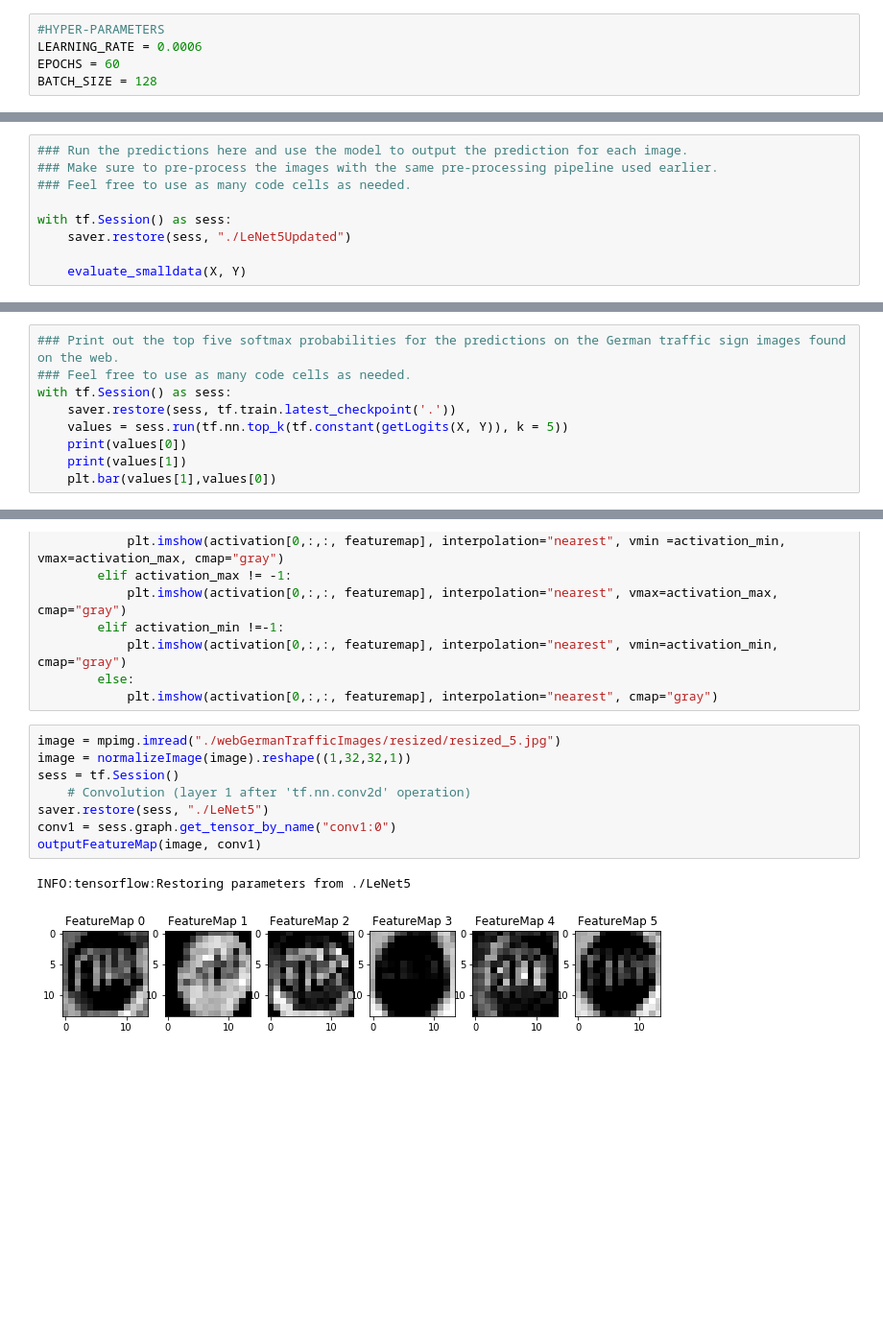
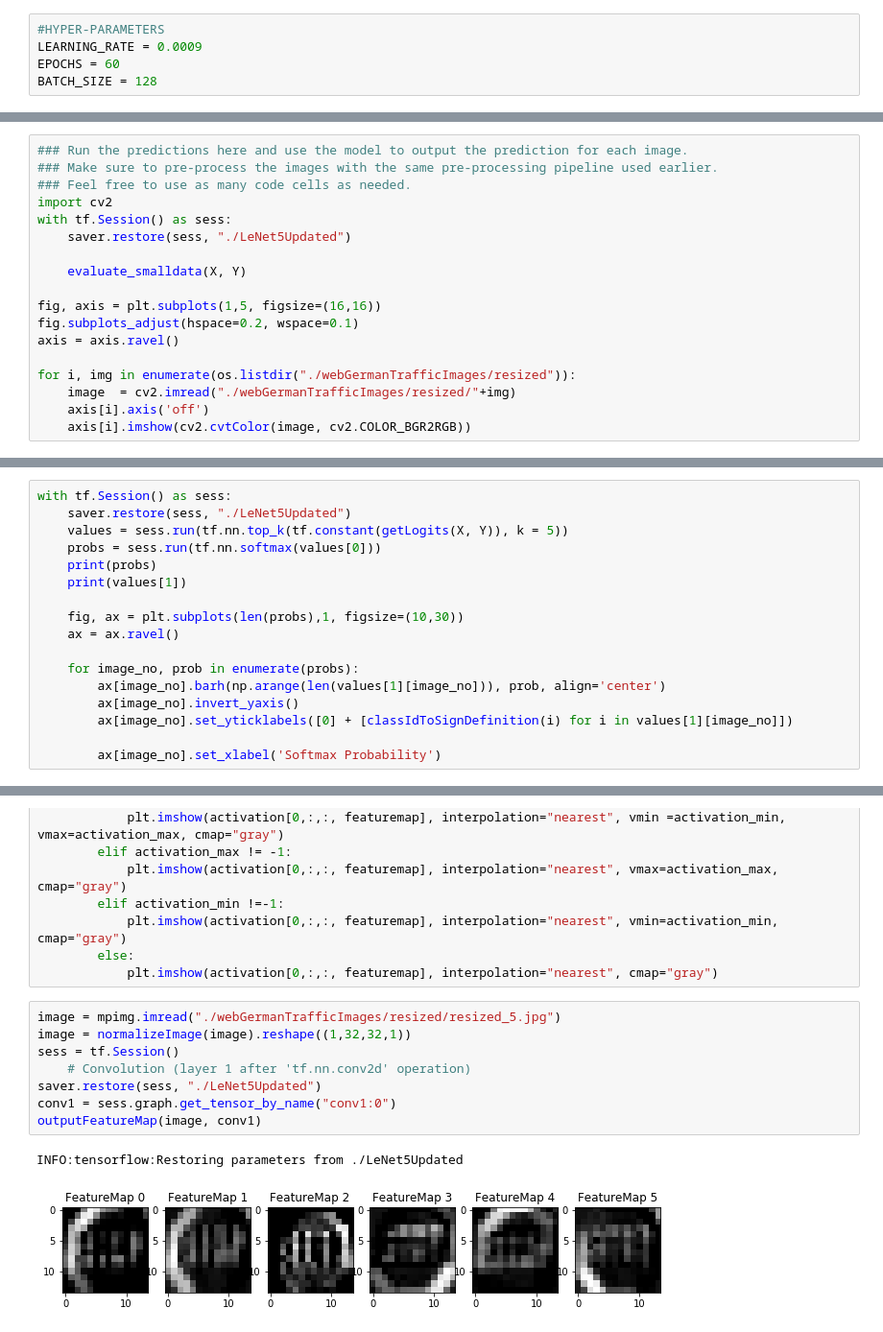
Before and after one commit to kushshukla24/P2_TrafficSignalClassifier, a Jupyter notebook: Traffic_Sign_Classifier.ipynb, the cells around one changed output, grey strips where cells are left out. Shown: that part at 96% size. Saved outputs shown, nothing was run; the diff lists cells and outputs as text; blank space fills up the shorter version.

```diff
--- a/Traffic_Sign_Classifier.ipynb
+++ b/Traffic_Sign_Classifier.ipynb
@@ -445,7 +418,7 @@ one_hot_y = tf.one_hot(y,43)
 keep_prob_dropout = tf.placeholder(tf.float32)
 # %%
 #HYPER-PARAMETERS
-LEARNING_RATE = 0.0006
+LEARNING_RATE = 0.0009
 EPOCHS = 60
 BATCH_SIZE = 128
 # %%
@@ -589,11 +559,20 @@ print(Y.shape)
 ### Run the predictions here and use the model to output the prediction for each image.
 ### Make sure to pre-process the images with the same pre-processing pipeline used earlier.
 ### Feel free to use as many code cells as needed.
-
+import cv2
 with tf.Session() as sess:
     saver.restore(sess, "./LeNet5Updated")
 
     evaluate_smalldata(X, Y)
+
+fig, axis = plt.subplots(1,5, figsize=(16,16))
+fig.subplots_adjust(hspace=0.2, wspace=0.1)
+axis = axis.ravel()
+
+for i, img in enumerate(os.listdir("./webGermanTrafficImages/resized")):
+    image  = cv2.imread("./webGermanTrafficImages/resized/"+img)
+    axis[i].axis('off')
+    axis[i].imshow(cv2.cvtColor(image, cv2.COLOR_BGR2RGB))
 # %% [output]
 INFO:tensorflow:Restoring parameters from ./LeNet5Updated
 Predicted: Wild animals crossing
@@ -668,12 +647,3 @@ Looking just at the first row we get `[ 0.34763842,  0.24879643,  0.12789202]`,
 def getLogits(X_data, y_data):
     session = tf.get_default_session()
     return session.run(logits, feed_dict={x:X_data, y:y_data, keep_prob_dropout:1.})
-# %%
-### Print out the top five softmax probabilities for the predictions on the German traffic sign images found on the web.
-### Feel free to use as many code cells as needed.
-with tf.Session() as sess:
-    saver.restore(sess, tf.train.latest_checkpoint('.'))
-    values = sess.run(tf.nn.top_k(tf.constant(getLogits(X, Y)), k = 5))
-    print(values[0])
-    print(values[1])
-    plt.bar(values[1],values[0])
@@ -693,0 +650,17 @@ TypeError: only length-1 arrays can be converted to Python scalars
+# %%
+with tf.Session() as sess:
+    saver.restore(sess, "./LeNet5Updated")
+    values = sess.run(tf.nn.top_k(tf.constant(getLogits(X, Y)), k = 5))
+    probs = sess.run(tf.nn.softmax(values[0]))
+    print(probs)
+    print(values[1])
+
+    fig, ax = plt.subplots(len(probs),1, figsize=(10,30))
+    ax = ax.ravel()
+
+    for image_no, prob in enumerate(probs):
+        ax[image_no].barh(np.arange(len(values[1][image_no])), prob, align='center')
+        ax[image_no].invert_yaxis()
+        ax[image_no].set_yticklabels([0] + [classIdToSignDefinition(i) for i in values[1][image_no]])
+
+        ax[image_no].set_xlabel('Softmax Probability')
@@ -749,11 +741,11 @@ def outputFeatureMap(image_input, tf_activation, activation_min=-1, activation_m
 # %%
 image = mpimg.imread("./webGermanTrafficImages/resized/resized_5.jpg")
 image = normalizeImage(image).reshape((1,32,32,1))
 sess = tf.Session()
     # Convolution (layer 1 after 'tf.nn.conv2d' operation)
-saver.restore(sess, "./LeNet5")
+saver.restore(sess, "./LeNet5Updated")
 conv1 = sess.graph.get_tensor_by_name("conv1:0")
 outputFeatureMap(image, conv1)
 # %% [output]
-INFO:tensorflow:Restoring parameters from ./LeNet5
+INFO:tensorflow:Restoring parameters from ./LeNet5Updated
-[figure, old version]
+[figure, new version]
```
Also changed, not shown: parts of 16 cells of this notebook, 13 other files.
